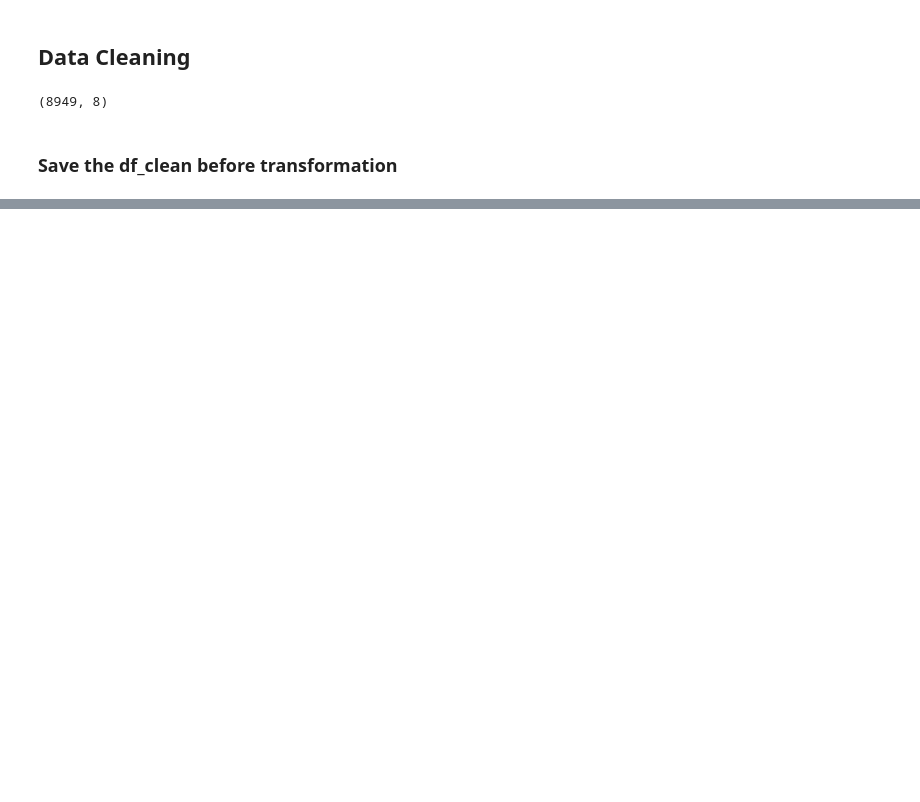
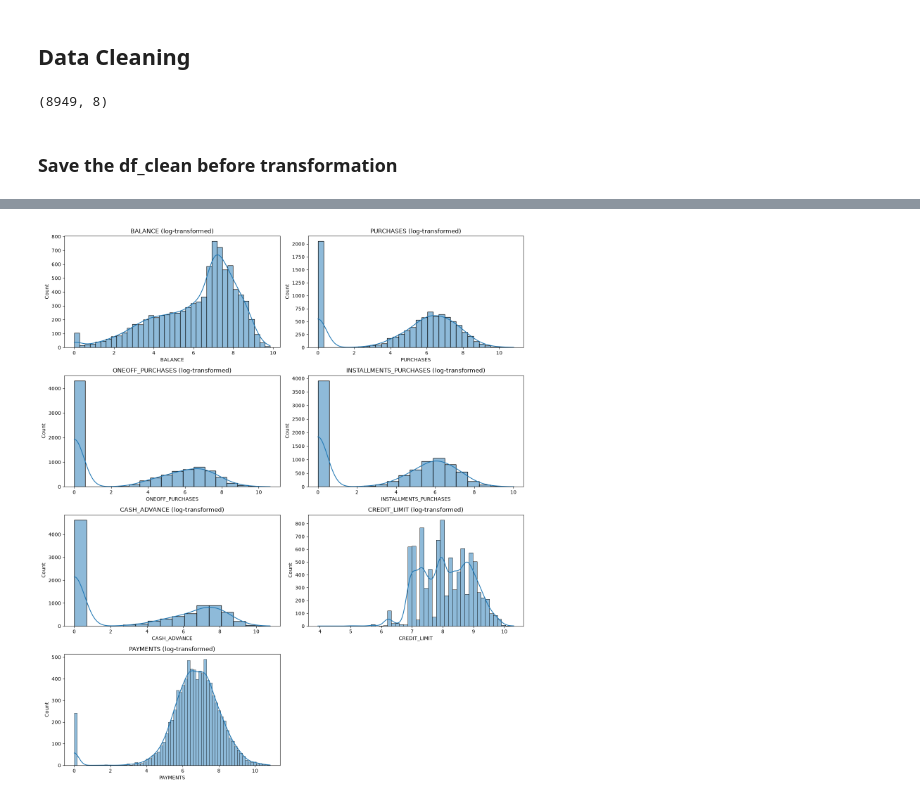
Before and after one commit to ABDELHAFIDaz/CardProfiler, a Jupyter notebook: notebooks/Preprocessing.ipynb, the cells around one changed output, grey strips where cells are left out. Cells and saved outputs as stored; diff of their text form; code cells hidden in the pictures; blank space fills up the shorter version.

```diff
--- a/notebooks/Preprocessing.ipynb
+++ b/notebooks/Preprocessing.ipynb
@@ -20,0 +28,5 @@ df_clean.to_csv("../data/processed/df_clean.csv", index=False)
+# %%
+df_prepare_clustering = df_clean.copy()
+# %%
+cols = ["BALANCE", "PURCHASES", "ONEOFF_PURCHASES", "INSTALLMENTS_PURCHASES",
+        "CASH_ADVANCE", "CREDIT_LIMIT", "PAYMENTS"]
@@ -20,0 +51,3 @@ df_clean.to_csv("../data/processed/df_clean.csv", index=False)
+# %%
+for col in cols:
+    df_prepare_clustering[col] = np.log1p(df_prepare_clustering[col])
@@ -20,0 +83,14 @@ df_clean.to_csv("../data/processed/df_clean.csv", index=False)
+# %%
+
+fig, axes = plt.subplots(4, 2, figsize=(14, 16))
+axes = axes.flatten()
+
+for i, col in enumerate(cols):
+    sns.histplot(df_prepare_clustering[col], kde=True, ax=axes[i])
+    axes[i].set_title(f"{col} (log-transformed)")
+
+axes[7].axis("off")
+plt.tight_layout()
+plt.show()
+# %% [output]
+[figure, added]
```
Also changed, not shown: parts of 13 cells of this notebook, 1 other file.
